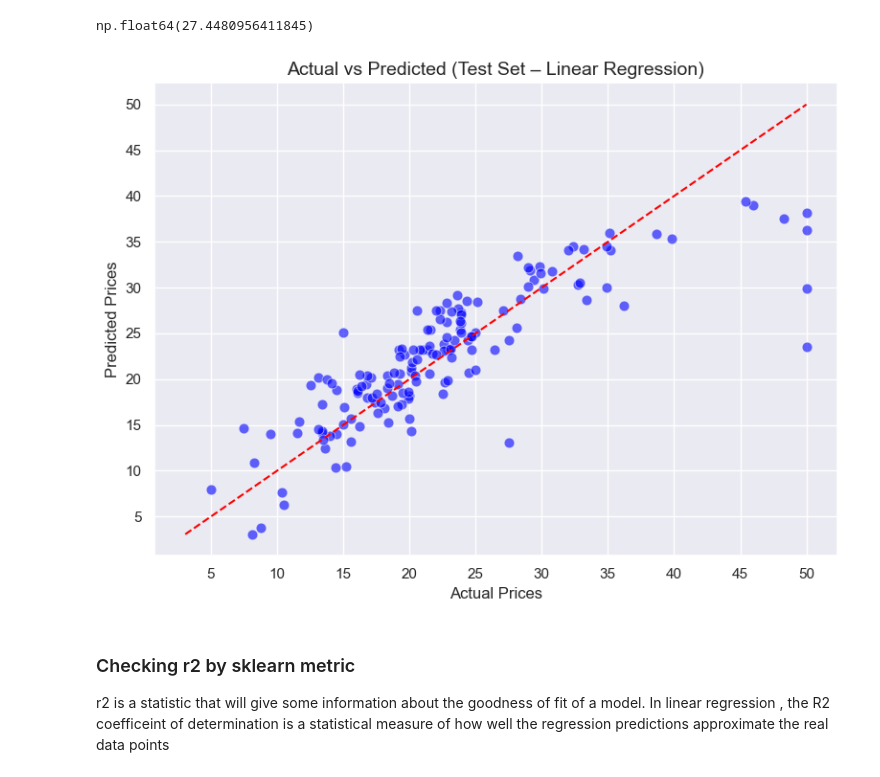
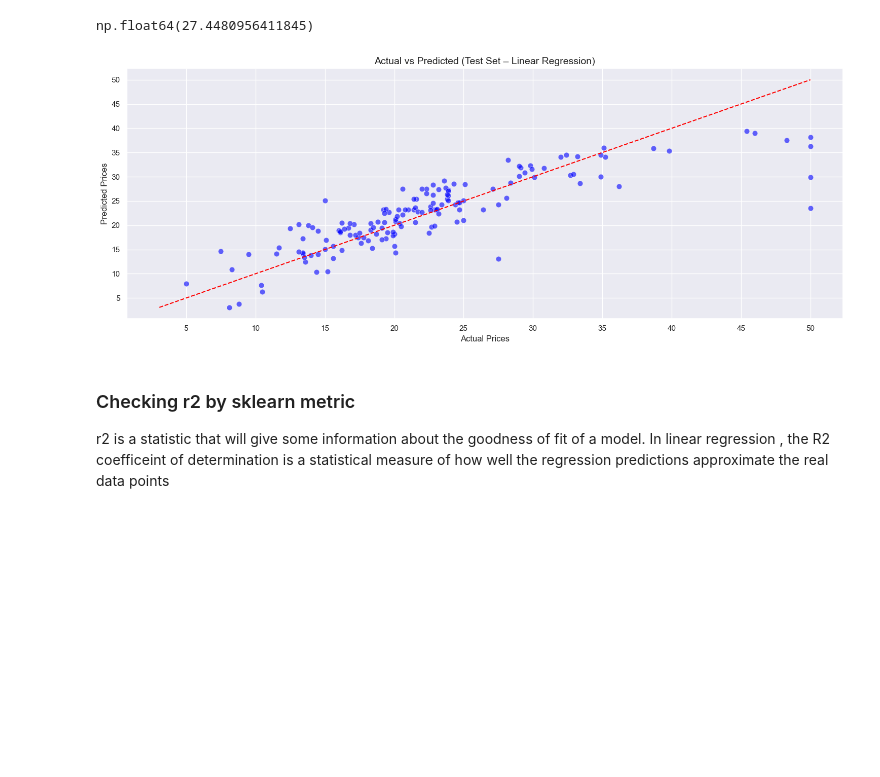
Before and after one commit to AhmadAlee10/linear-regression-boston, a Jupyter notebook: BostonDataset.ipynb, the cells around one changed output. Drawn from its saved outputs; the diff is of its cells as text; code cells hidden in the pictures; blank space fills up the shorter version.

```diff
--- a/BostonDataset.ipynb
+++ b/BostonDataset.ipynb
@@ -283,25 +283,25 @@ np.float64(27.4480956411845)
 # %%
 
 # Assume y_test = actual prices, y_pred = predicted prices
 
-plt.figure(figsize=(8,6))
+plt.figure(figsize=(15,6))
 
 # Scatter plot
 sns.scatterplot(x=ytest, y=pred, alpha=0.6, color='blue', s=60)
 # 45° reference line
 lims = [min(min(ytest), min(pred)), max(max(ytest), max(pred))]
 sns.lineplot(x=lims, y=lims, color='red', linestyle='--')
 
 plt.xlabel('Actual Prices', fontsize=12)
 plt.ylabel('Predicted Prices', fontsize=12)
 plt.title('Actual vs Predicted (Test Set – Linear Regression)', fontsize=14)
 plt.xticks(range(5, 51, 5))
 plt.yticks(range(5, 51, 5))
 plt.tight_layout()
 plt.show()
 plt.show()
 # %% [output]
-[figure, old version]
+[figure, new version]
 # %% [markdown]
 ### Checking r2 by sklearn metric
 r2 is a statistic that will give some information about the goodness of fit of a model. In linear regression , the R2 coefficeint of determination is a statistical measure of how well the regression predictions approximate the real data points
```
Also changed, not shown: 1 other file.
